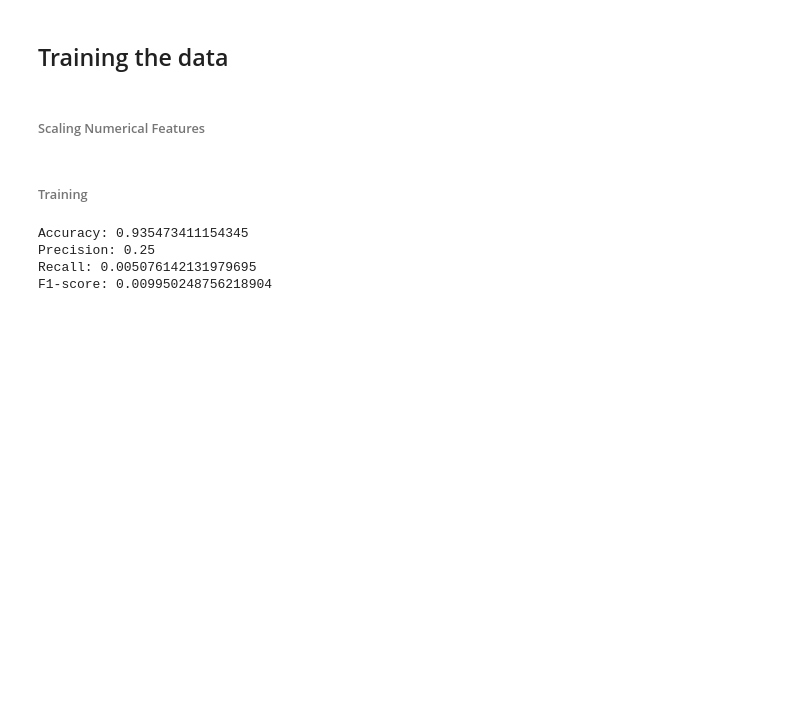
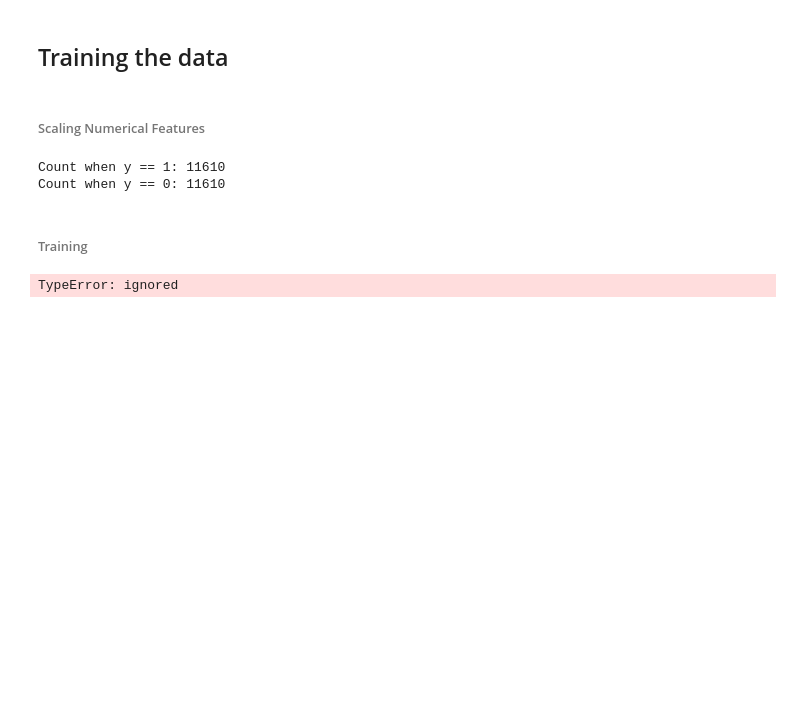
Before and after one commit to Alirezarahhmati/KaggleClaimFraudClassification, a Jupyter notebook: FraudDetector.ipynb, the cells around one changed output. Drawn from its saved outputs; the diff is of its cells as text; code cells hidden in the pictures; blank space fills up the shorter version.

```diff
--- a/FraudDetector.ipynb
+++ b/FraudDetector.ipynb
@@ -244,14 +244,53 @@ scaler = StandardScaler()
 
 X_train = scaler.fit_transform(X_train)
 X_test = scaler.transform(X_test)
+# %%
+from imblearn.over_sampling import RandomOverSampler
+
+ros = RandomOverSampler(random_state=42)
+X_train_resample, y_train_resample = ros.fit_resample(X_train, y_train)
+
+y_counts = y_train_resample.value_counts()
+
+print("Count when y == 1:", y_counts[1])
+print("Count when y == 0:", y_counts[0])
+# %% [output]
+Count when y == 1: 11610
+Count when y == 0: 11610
 # %% [markdown]
 ###### Training
+# %%
+import numpy as np
+import matplotlib.pyplot as plt
+
+
+def plot_table(TN, FP, FN, TP):
+  data = [
+      [TN, FP, TN+FP],
+      [FN, TP, FN+TP],
+      [TN+FN, FP+TP, TN+FN+FP+TP]
+  ]
+
+  fig, ax = plt.subplots()
+
+  # hide axes
+  fig.patch.set_visible(False)
+  ax.axis('off')
+  ax.axis('tight')
+
+  df = pd.DataFrame(data, rows=['No(true), Yes(true), Total'], columns=['No(pred)', 'Yes(pred), Total'])
+
+  ax.table(cellText=df.values, colLabels=df.columns, loc='center')
+
+  fig.tight_layout()
+
+  plt.show()
 # %%
 from sklearn.linear_model import LogisticRegression
 from sklearn.metrics import accuracy_score, precision_score,  recall_score, f1_score
 
 def Logistic_Regresion(X_train, y_train, X_test, y_test):
-  model = LogisticRegression()
+  model = LogisticRegression(max_iter=1000)
   model.fit(X_train, y_train)
 
   y_pred = model.predict(X_test)
@@ -262,13 +301,27 @@ def Logistic_Regresion(X_train, y_train, X_test, y_test):
   recall = recall_score(y_test, y_pred)
   f1 = f1_score(y_test, y_pred)
 
+  y_p = list(y_pred)
+  y_t = list(y_test)
+  TN, FN, FP, TP = 0, 0, 0, 0
+  for i in range(len(y_test)):
+    if y_t[i] == 1 and  y_p[i] == 1:
+      TP += 1
+    elif y_t[i] == 0 and y_p[i] == 0:
+      TN += 1
+    elif y_t[i] == 1 and y_p[i] == 0:
+      FN += 1
+    elif y_t[i] == 0 and y_p[i] == 1:
+      FP += 1
+
+  plot_table(TP, FP, TN, FN)
   # Print the evaluation metrics
   print("Accuracy:", accuracy)
   print("Precision:", precision)
   print("Recall:", recall)
   print("F1-score:", f1)
-# %% [output]
-Accuracy: 0.935473411154345
-Precision: 0.25
-Recall: 0.005076142131979695
-F1-score: 0.009950248756218904
+# %%
+Logistic_Regresion(X_train, y_train, X_test, y_test)
+# %% [output]
+TypeError: ignored
+[figure, added]
```
Also changed, not shown: parts of 1 cell of this notebook.
